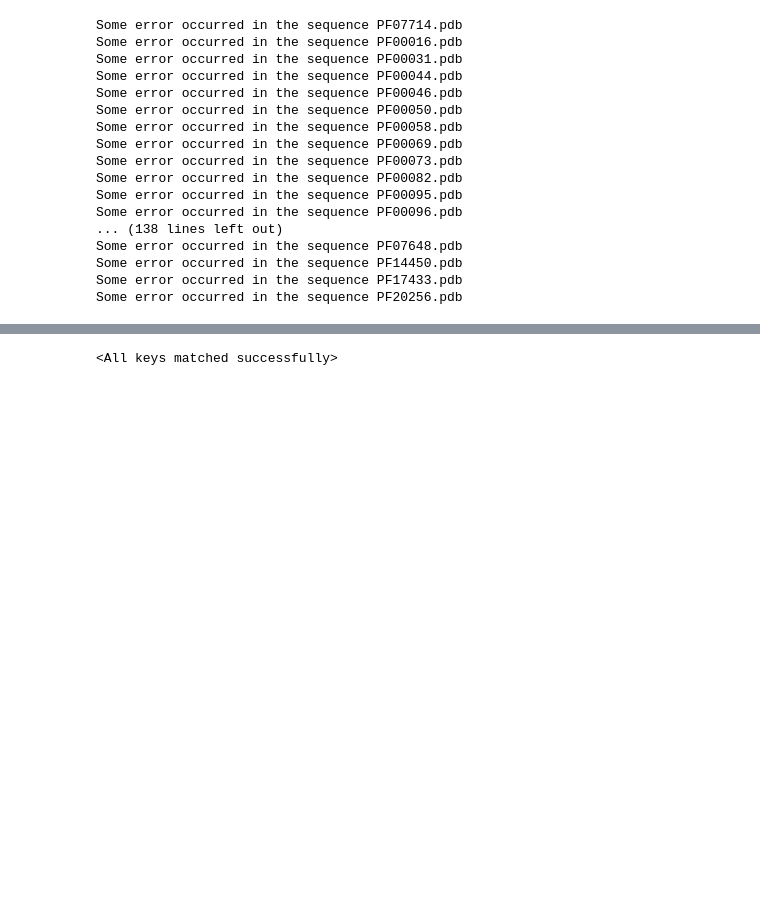
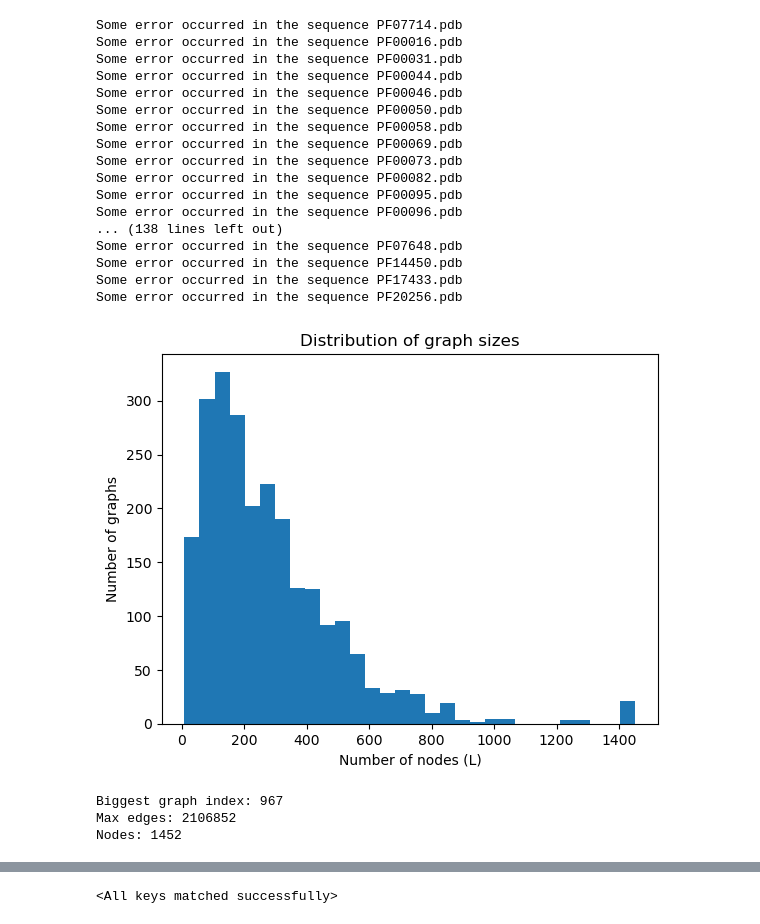
Before and after one commit to Fabiog17/Internship, a Jupyter notebook: GNN_cc_likeDCA.ipynb, the cells around one changed output, grey strips where cells are left out. Cells and saved outputs as stored; diff of their text form; code cells hidden in the pictures; blank space fills up the shorter version.

```diff
--- a/GNN_cc_likeDCA.ipynb
+++ b/GNN_cc_likeDCA.ipynb
@@ -83,7 +227,7 @@ import numpy as np
 import torch
 from torch_geometric.data import Data
 
-def build_graph_contact(noisy_contact_map, true_contact_map=None, sep_min=5):
+def build_graph_contact(noisy_contact_map, true_contact_map=None, sep_min=0):
 
     N = len(noisy_contact_map)
 
@@ -174,3 +322,34 @@ Some error occurred in the sequence PF07648.pdb
 Some error occurred in the sequence PF14450.pdb
 Some error occurred in the sequence PF17433.pdb
 Some error occurred in the sequence PF20256.pdb
+# %%
+
+all_data = torch.load("all_data_likeDCA.pt",weights_only=False)
+import matplotlib.pyplot as plt
+
+lengths = [data.num_nodes for data in all_data]
+
+plt.figure()
+plt.hist(lengths, bins=30)
+plt.xlabel("Number of nodes (L)")
+plt.ylabel("Number of graphs")
+plt.title("Distribution of graph sizes")
+plt.show()
+
+max_edges = 0
+max_idx = -1
+
+for i, data in enumerate(all_data):
+    n_edges = data.edge_index.size(1)
+    if n_edges > max_edges:
+        max_edges = n_edges
+        max_idx = i
+
+print("Biggest graph index:", max_idx)
+print("Max edges:", max_edges)
+print("Nodes:", all_data[max_idx].num_nodes)
+# %% [output]
+[figure, added]
+Biggest graph index: 967
+Max edges: 2106852
+Nodes: 1452
```
Also changed, not shown: parts of 24 cells of this notebook, 2 other files.
